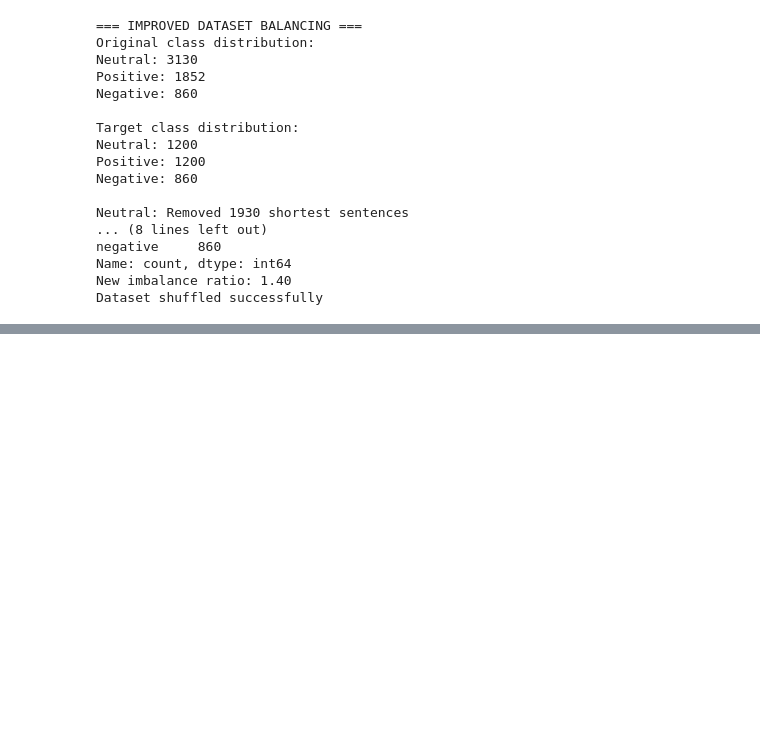
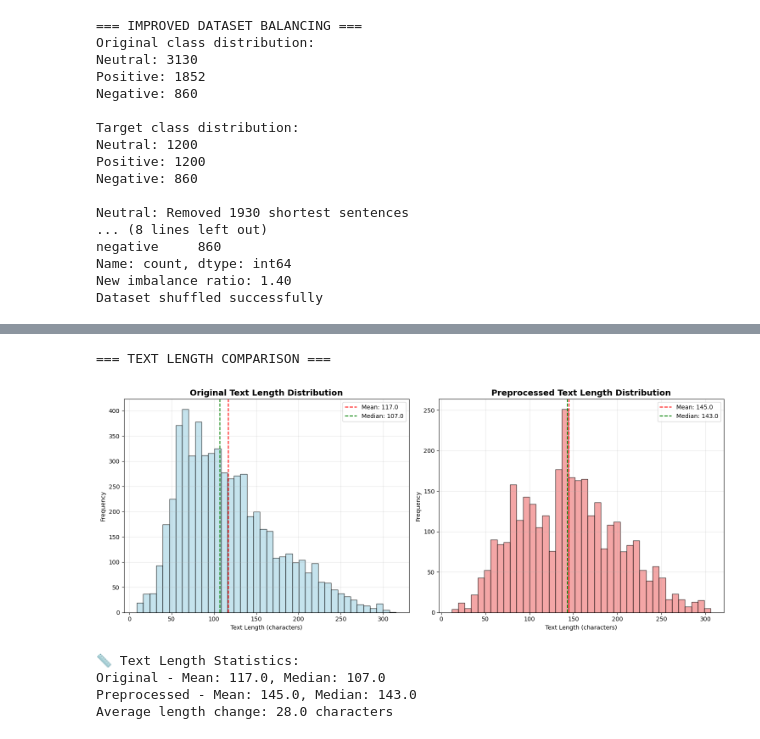
Before and after one commit to biplovgautam/nepali-sentiment-analysis, a Jupyter notebook: utils/edapreprocess.ipynb, the cells around one changed output, grey strips where cells are left out. Drawn from its saved outputs; the diff is of its cells as text; code cells hidden in the pictures; blank space fills up the shorter version.

Commit message:
proper eda and preprocess notebook

```diff
--- a/utils/edapreprocess.ipynb
+++ b/utils/edapreprocess.ipynb
@@ -865,0 +630,45 @@ Total          : 6645
+# %%
+# Text Length Comparison: Before vs After
+print("=== TEXT LENGTH COMPARISON ===")
+
+# Calculate text lengths
+original_lengths = df['Sentence'].str.len()
+preprocessed_lengths = df_balanced_improved['text_processed'].str.len()
+
+# Create comparison visualization
+fig, (ax1, ax2) = plt.subplots(1, 2, figsize=(15, 6))
+
+# Original text length distribution
+ax1.hist(original_lengths, bins=40, alpha=0.7, color='lightblue', edgecolor='black')
+ax1.axvline(original_lengths.mean(), color='red', linestyle='--', label=f'Mean: {original_lengths.mean():.1f}')
+ax1.axvline(original_lengths.median(), color='green', linestyle='--', label=f'Median: {original_lengths.median():.1f}')
+ax1.set_title('Original Text Length Distribution', fontsize=14, fontweight='bold')
+ax1.set_xlabel('Text Length (characters)')
+ax1.set_ylabel('Frequency')
+ax1.legend()
+ax1.grid(True, alpha=0.3)
+
+# Preprocessed text length distribution
+ax2.hist(preprocessed_lengths, bins=40, alpha=0.7, color='lightcoral', edgecolor='black')
+ax2.axvline(preprocessed_lengths.mean(), color='red', linestyle='--', label=f'Mean: {preprocessed_lengths.mean():.1f}')
+ax2.axvline(preprocessed_lengths.median(), color='green', linestyle='--', label=f'Median: {preprocessed_lengths.median():.1f}')
+ax2.set_title('Preprocessed Text Length Distribution', fontsize=14, fontweight='bold')
+ax2.set_xlabel('Text Length (characters)')
+ax2.set_ylabel('Frequency')
+ax2.legend()
+ax2.grid(True, alpha=0.3)
+
+plt.tight_layout()
+plt.show()
+
+print(f"\n📏 Text Length Statistics:")
+print(f"Original - Mean: {original_lengths.mean():.1f}, Median: {original_lengths.median():.1f}")
+print(f"Preprocessed - Mean: {preprocessed_lengths.mean():.1f}, Median: {preprocessed_lengths.median():.1f}")
+print(f"Average length change: {preprocessed_lengths.mean() - original_lengths.mean():.1f} characters")
+# %% [output]
+=== TEXT LENGTH COMPARISON ===
+[figure, added]
+📏 Text Length Statistics:
+Original - Mean: 117.0, Median: 107.0
+Preprocessed - Mean: 145.0, Median: 143.0
+Average length change: 28.0 characters
```
Also changed, not shown: parts of 13 cells of this notebook, 4 other files.
